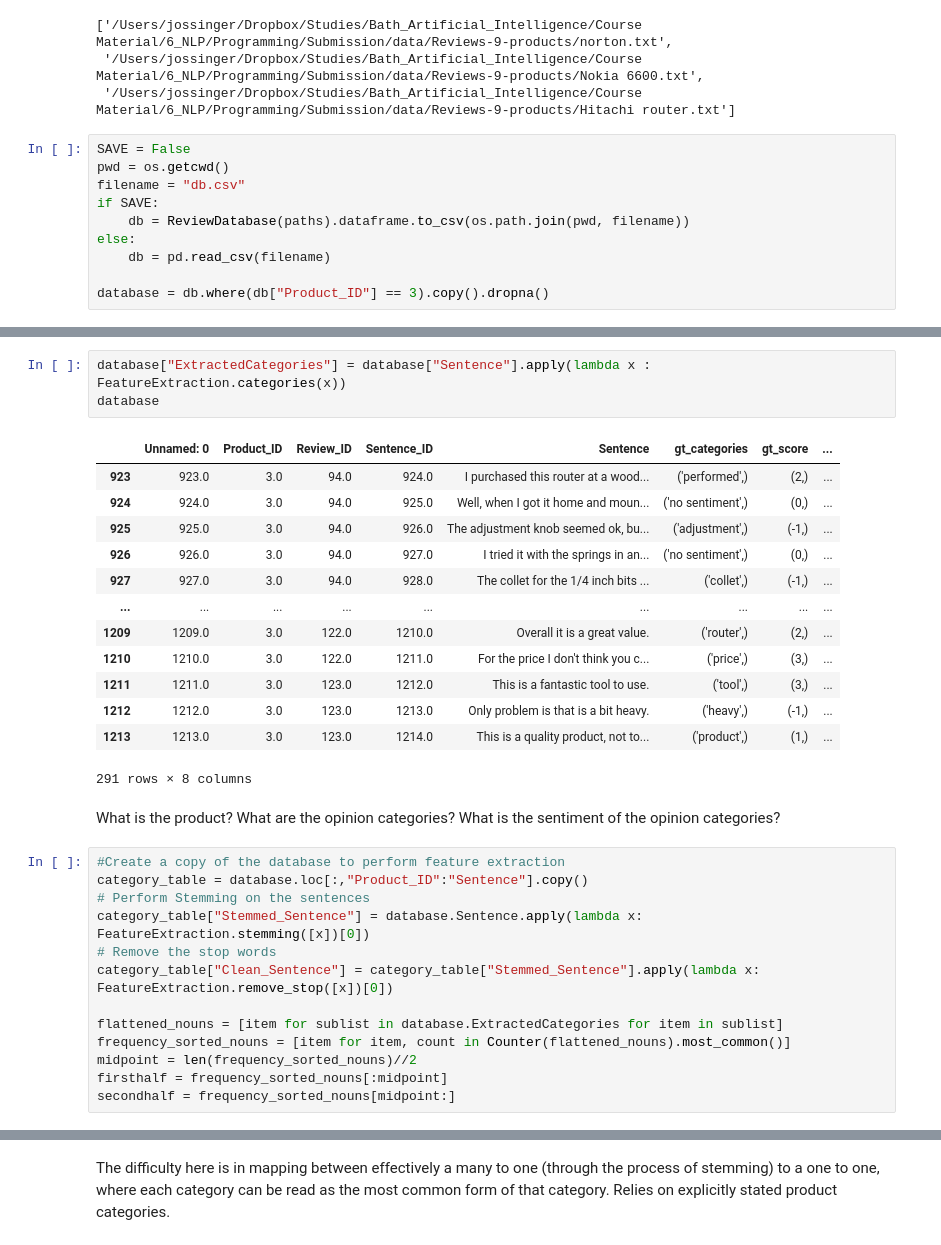
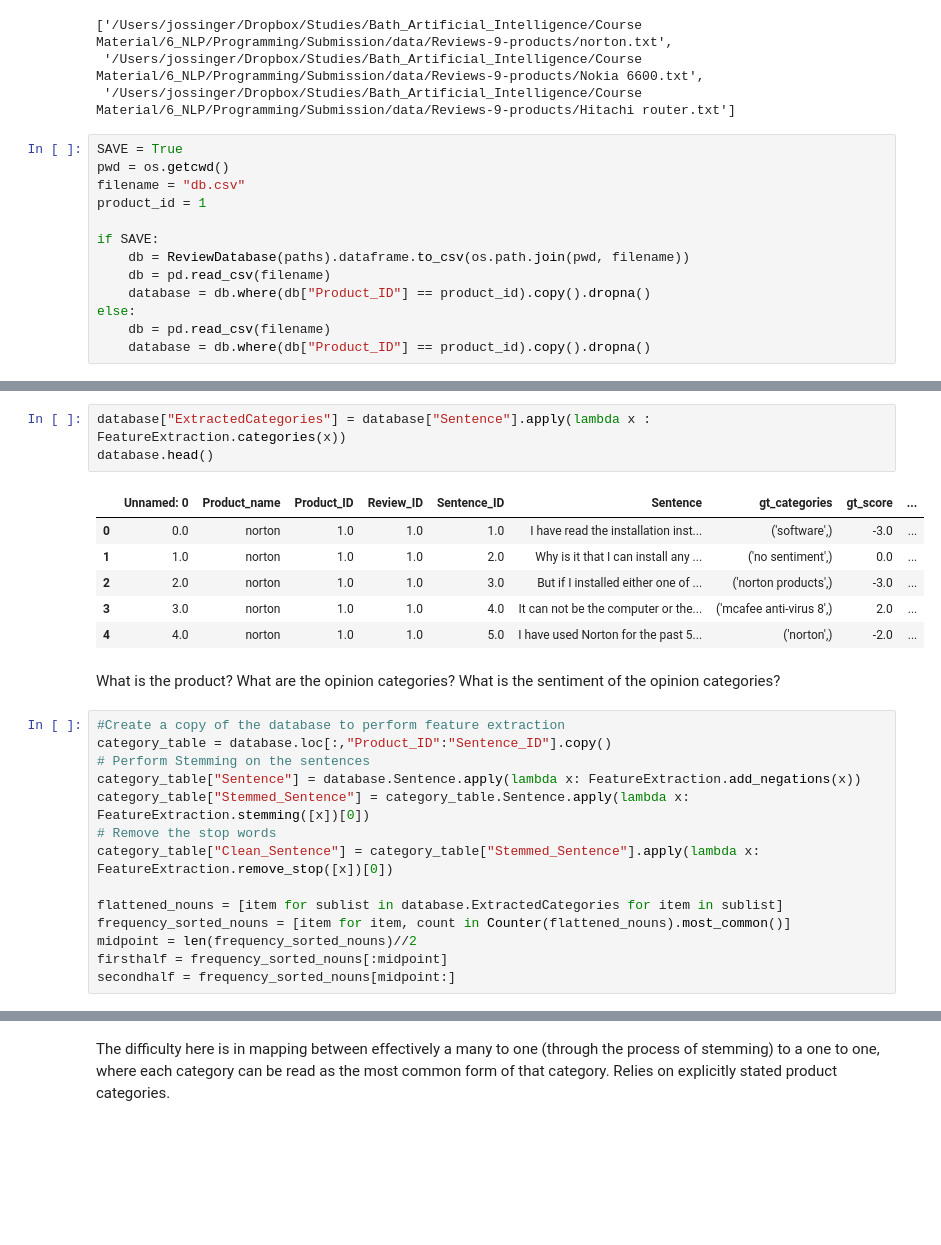
Before and after one commit to metajos/opinion-miner, a Jupyter notebook: testing.ipynb, the cells around one changed output, grey strips where cells are left out. Drawn from its saved outputs; the diff is of its cells as text; blank space fills up the shorter version.

```diff
--- a/testing.ipynb
+++ b/testing.ipynb
@@ -20,12 +20,15 @@ paths[:3]
  '/Users/jossinger/Dropbox/Studies/Bath_Artificial_Intelligence/Course Material/6_NLP/Programming/Submission/data/Reviews-9-products/Nokia 6600.txt',
  '/Users/jossinger/Dropbox/Studies/Bath_Artificial_Intelligence/Course Material/6_NLP/Programming/Submission/data/Reviews-9-products/Hitachi router.txt']
 # %%
-SAVE = False
+SAVE = True
 pwd = os.getcwd()
 filename = "db.csv"
+product_id = 1
+
 if SAVE:
     db = ReviewDatabase(paths).dataframe.to_csv(os.path.join(pwd, filename))
+    db = pd.read_csv(filename)
+    database = db.where(db["Product_ID"] == product_id).copy().dropna()
 else:
     db = pd.read_csv(filename)
-
-database = db.where(db["Product_ID"] == 3).copy().dropna()
+    database = db.where(db["Product_ID"] == product_id).copy().dropna()
@@ -48,29 +48,23 @@ database
 # %%
 database["ExtractedCategories"] = database["Sentence"].apply(lambda x : FeatureExtraction.categories(x))
-database
+database.head()
 # %% [output]
-|  | Unnamed: 0 | Product_ID | Review_ID | Sentence_ID | Sentence | gt_categories | gt_score | ... |
-| 923 | 923.0 | 3.0 | 94.0 | 924.0 | I purchased this router at a wood... | ('performed',) | (2,) | ... |
-| 924 | 924.0 | 3.0 | 94.0 | 925.0 | Well, when I got it home and moun... | ('no sentiment',) | (0,) | ... |
-| 925 | 925.0 | 3.0 | 94.0 | 926.0 | The adjustment knob seemed ok, bu... | ('adjustment',) | (-1,) | ... |
-| 926 | 926.0 | 3.0 | 94.0 | 927.0 | I tried it with the springs in an... | ('no sentiment',) | (0,) | ... |
-| 927 | 927.0 | 3.0 | 94.0 | 928.0 | The collet for the 1/4 inch bits ... | ('collet',) | (-1,) | ... |
-| ... | ... | ... | ... | ... | ... | ... | ... | ... |
-| 1209 | 1209.0 | 3.0 | 122.0 | 1210.0 | Overall it is a great value. | ('router',) | (2,) | ... |
-| 1210 | 1210.0 | 3.0 | 122.0 | 1211.0 | For the price I don't think you c... | ('price',) | (3,) | ... |
-| 1211 | 1211.0 | 3.0 | 123.0 | 1212.0 | This is a fantastic tool to use. | ('tool',) | (3,) | ... |
-| 1212 | 1212.0 | 3.0 | 123.0 | 1213.0 | Only problem is that is a bit heavy. | ('heavy',) | (-1,) | ... |
-| 1213 | 1213.0 | 3.0 | 123.0 | 1214.0 | This is a quality product, not to... | ('product',) | (1,) | ... |
+|  | Unnamed: 0 | Product_name | Product_ID | Review_ID | Sentence_ID | Sentence | gt_categories | gt_score | ... |
+| 0 | 0.0 | norton | 1.0 | 1.0 | 1.0 | I have read the installation inst... | ('software',) | -3.0 | ... |
+| 1 | 1.0 | norton | 1.0 | 1.0 | 2.0 | Why is it that I can install any ... | ('no sentiment',) | 0.0 | ... |
+| 2 | 2.0 | norton | 1.0 | 1.0 | 3.0 | But if I installed either one of ... | ('norton products',) | -3.0 | ... |
+| 3 | 3.0 | norton | 1.0 | 1.0 | 4.0 | It can not be the computer or the... | ('mcafee anti-virus 8',) | 2.0 | ... |
+| 4 | 4.0 | norton | 1.0 | 1.0 | 5.0 | I have used Norton for the past 5... | ('norton',) | -2.0 | ... |
-291 rows × 8 columns
 # %% [markdown]
 What is the product?
 What are the opinion categories?
 What is the sentiment of the opinion categories?
 # %%
 #Create a copy of the database to perform feature extraction
-category_table = database.loc[:,"Product_ID":"Sentence"].copy()
+category_table = database.loc[:,"Product_ID":"Sentence_ID"].copy()
 # Perform Stemming on the sentences
-category_table["Stemmed_Sentence"] = database.Sentence.apply(lambda x: FeatureExtraction.stemming([x])[0])
+category_table["Sentence"] = database.Sentence.apply(lambda x: FeatureExtraction.add_negations(x))
+category_table["Stemmed_Sentence"] = category_table.Sentence.apply(lambda x: FeatureExtraction.stemming([x])[0])
 # Remove the stop words
 category_table["Clean_Sentence"] = category_table["Stemmed_Sentence"].apply(lambda x: FeatureExtraction.remove_stop([x])[0])
 
```
Also changed, not shown: parts of 18 cells of this notebook, 6 other files.
